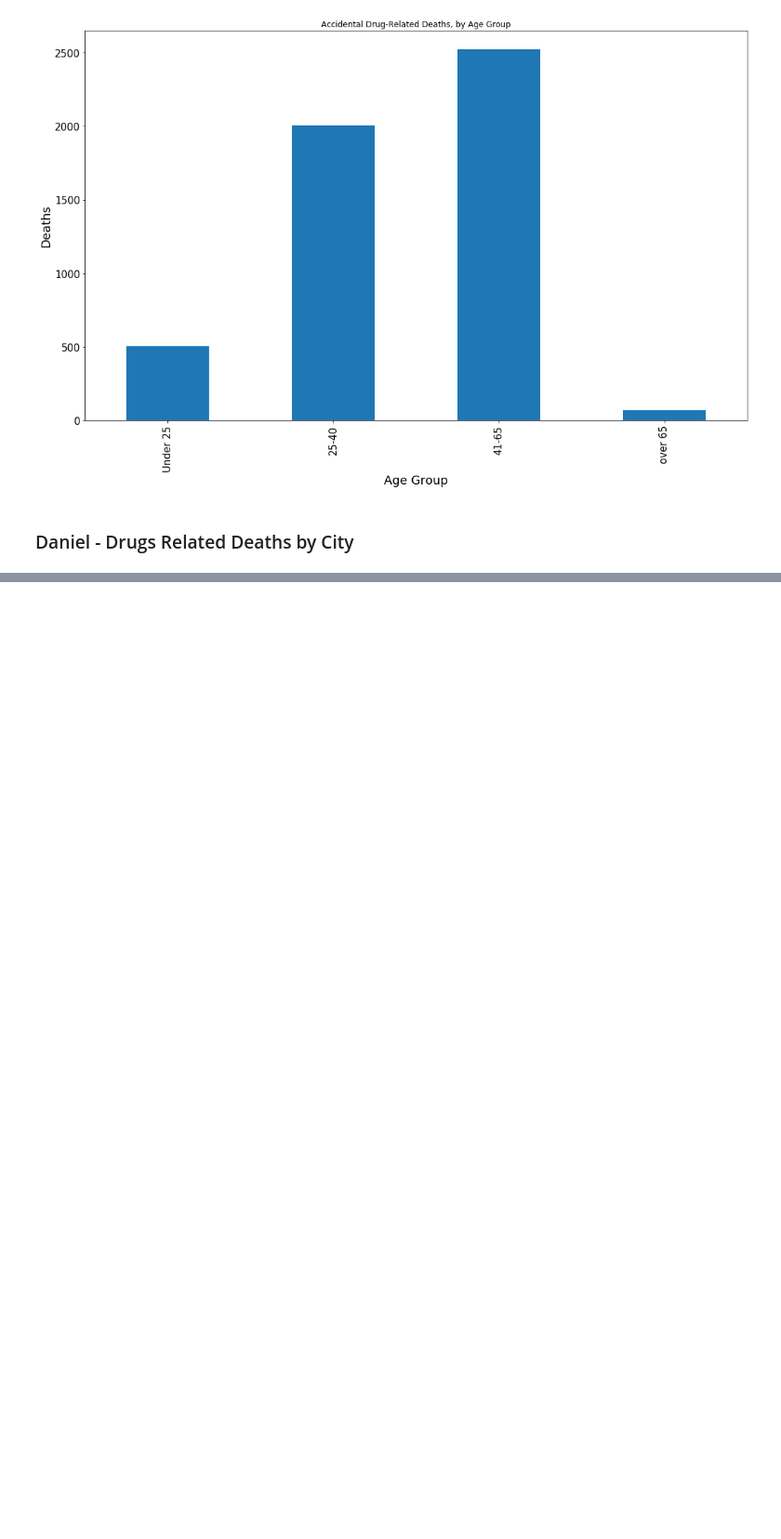
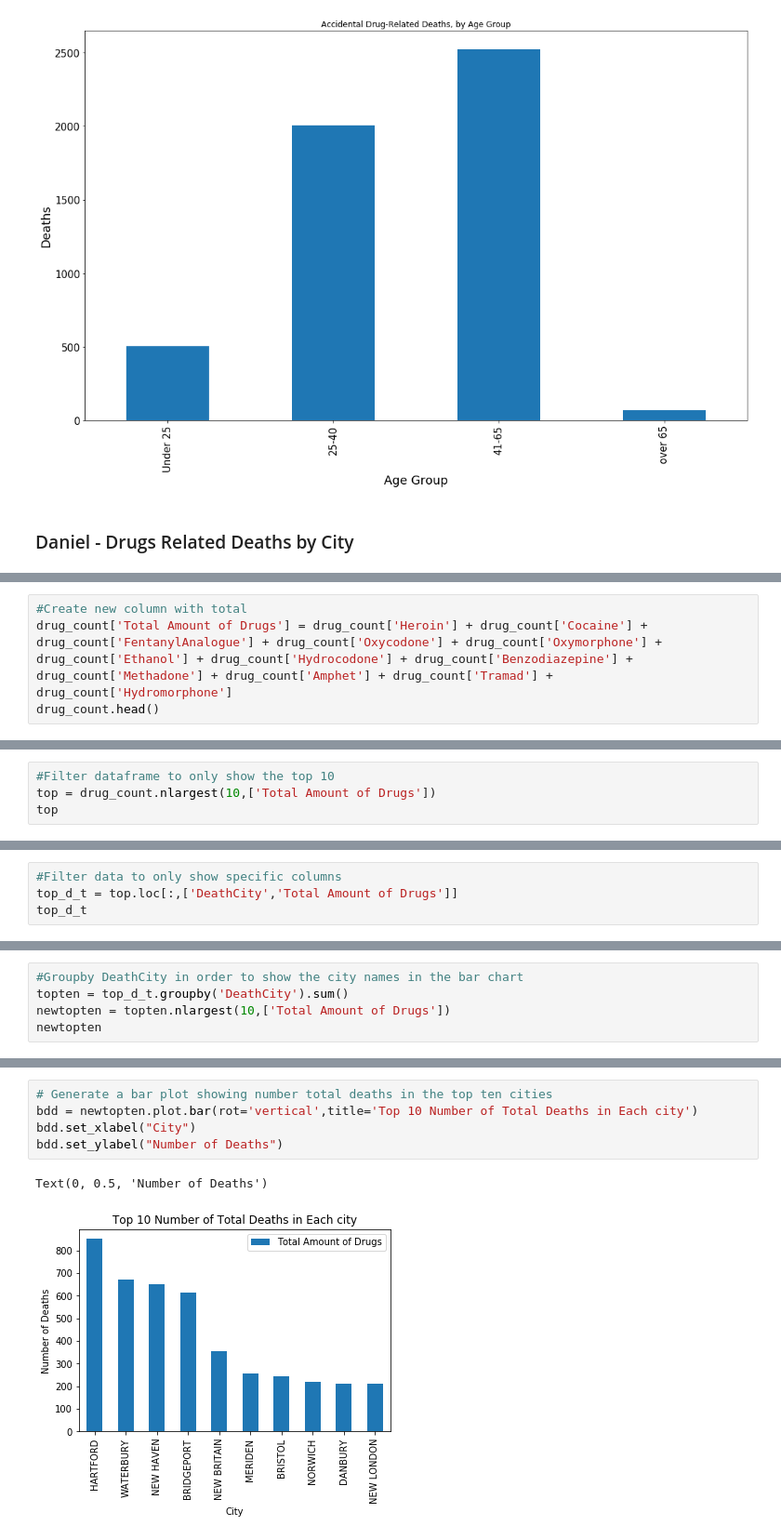
Before and after one commit to prerak-patel/Accidental-Drug-Related-Deaths, a Jupyter notebook: accidentalDrugRelatedDeaths.ipynb, the cells around one changed output, grey strips where cells are left out. Shown at 93% size. Cells and saved outputs as stored; diff of their text form; blank space fills up the shorter version.

```diff
--- a/accidentalDrugRelatedDeaths.ipynb
+++ b/accidentalDrugRelatedDeaths.ipynb
@@ -215,0 +308,4 @@ plt.show()
+# %%
+#Create new column with total
+drug_count['Total Amount of Drugs'] = drug_count['Heroin'] + drug_count['Cocaine'] + drug_count['FentanylAnalogue'] + drug_count['Oxycodone'] + drug_count['Oxymorphone'] + drug_count['Ethanol'] + drug_count['Hydrocodone'] + drug_count['Benzodiazepine'] + drug_count['Methadone'] + drug_count['Amphet'] + drug_count['Tramad'] + drug_count['Hydromorphone']
+drug_count.head()
@@ -215,0 +319,4 @@ plt.show()
+# %%
+#Filter dataframe to only show the top 10
+top = drug_count.nlargest(10,['Total Amount of Drugs'])
+top
@@ -215,0 +335,4 @@ plt.show()
+# %%
+#Filter data to only show specific columns
+top_d_t = top.loc[:,['DeathCity','Total Amount of Drugs']]
+top_d_t
@@ -215,0 +351,5 @@ plt.show()
+# %%
+#Groupby DeathCity in order to show the city names in the bar chart
+topten = top_d_t.groupby('DeathCity').sum()
+newtopten = topten.nlargest(10,['Total Amount of Drugs'])
+newtopten
@@ -215,0 +369,8 @@ plt.show()
+# %%
+# Generate a bar plot showing number total deaths in the top ten cities
+bdd = newtopten.plot.bar(rot='vertical',title='Top 10 Number of Total Deaths in Each city')
+bdd.set_xlabel("City")
+bdd.set_ylabel("Number of Deaths")
+# %% [output]
+Text(0, 0.5, 'Number of Deaths')
+[figure, added]
```
Also changed, not shown: parts of 10 cells of this notebook.
